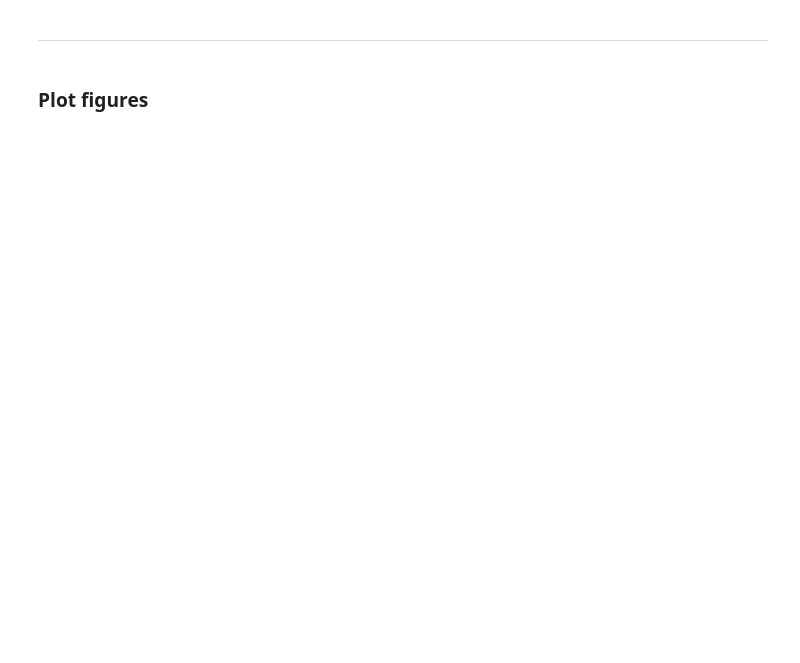
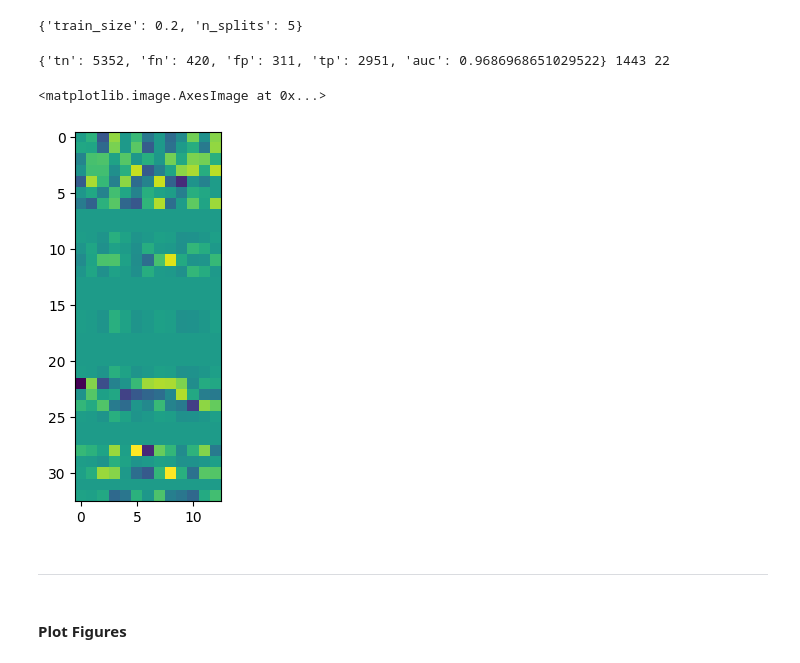
Before and after one commit to Sijianf/BVSIMC, a Jupyter notebook: scripts/realAnalysis/tuberculosis/cv_visualization.ipynb, the cells around one changed output. Saved outputs shown, nothing was run; the diff lists cells and outputs as text; code cells hidden in the pictures; blank space fills up the shorter version.

Commit message:
Updated feature selection results

```diff
--- a/scripts/realAnalysis/tuberculosis/cv_visualization.ipynb
+++ b/scripts/realAnalysis/tuberculosis/cv_visualization.ipynb
@@ -387,0 +76,39 @@ array([[0.001     , 0.021     , 0.041     , 0.061     , 0.081     ,
+# %%
+random_state = np.random.RandomState(0x0BADCAFE)
+# %%
+from sgimc.utils import load, save
+
+X, Y, R_full = load(filename_input)
+# X = combine_with_identity(X)
+# %%
+dvlp_size, test_size = 0.9, 0.1
+
+ind_dvlp, ind_test = next(
+    mc_split(
+        R_full,
+        n_splits=1,
+        random_state=random_state,
+        train_size=dvlp_size,
+        test_size=test_size,
+    )
+)
+
+R_test = get_submatrix(R_full, ind_test)
+# %%
+from sklearn.model_selection import ParameterGrid
+
+grid_dataset = ParameterGrid(
+    {
+        "train_size": [0.2],
+        "n_splits": [5],
+    }
+)
+
+grid_model = ParameterGrid(
+    {
+        "C_lasso": [0.0],
+        "C_group": [1e0],
+        "C_ridge": [1e0],
+        "rank": [13],
+    }
+)
@@ -387,0 +117,4 @@ array([[0.001     , 0.021     , 0.041     , 0.061     , 0.081     ,
+# %%
+grid_dataset[0]
+# %% [output]
+{'train_size': 0.2, 'n_splits': 5}
@@ -388,7 +164,14 @@ array([[0.001     , 0.021     , 0.041     , 0.061     , 0.081     ,
+# %%
+print(scores_test, d1_test, d2_test)
+plt.imshow(imc.coef_H_)
+# %% [output]
+{'tn': 5352, 'fn': 420, 'fp': 311, 'tp': 2951, 'auc': 0.9686968651029522} 1443 22
+<matplotlib.image.AxesImage at 0x...>
+[figure, added]
 # %% [markdown]
 ---
 # %% [markdown]
-### Plot figures
+#### Plot Figures
 # %%
 PATH_FIGURE = os.path.join(PATH_ROOT, "outputs/figures/realAnalysis/tuberculosis")
 
```
Also changed, not shown: parts of 117 cells of this notebook, 4 other files.
